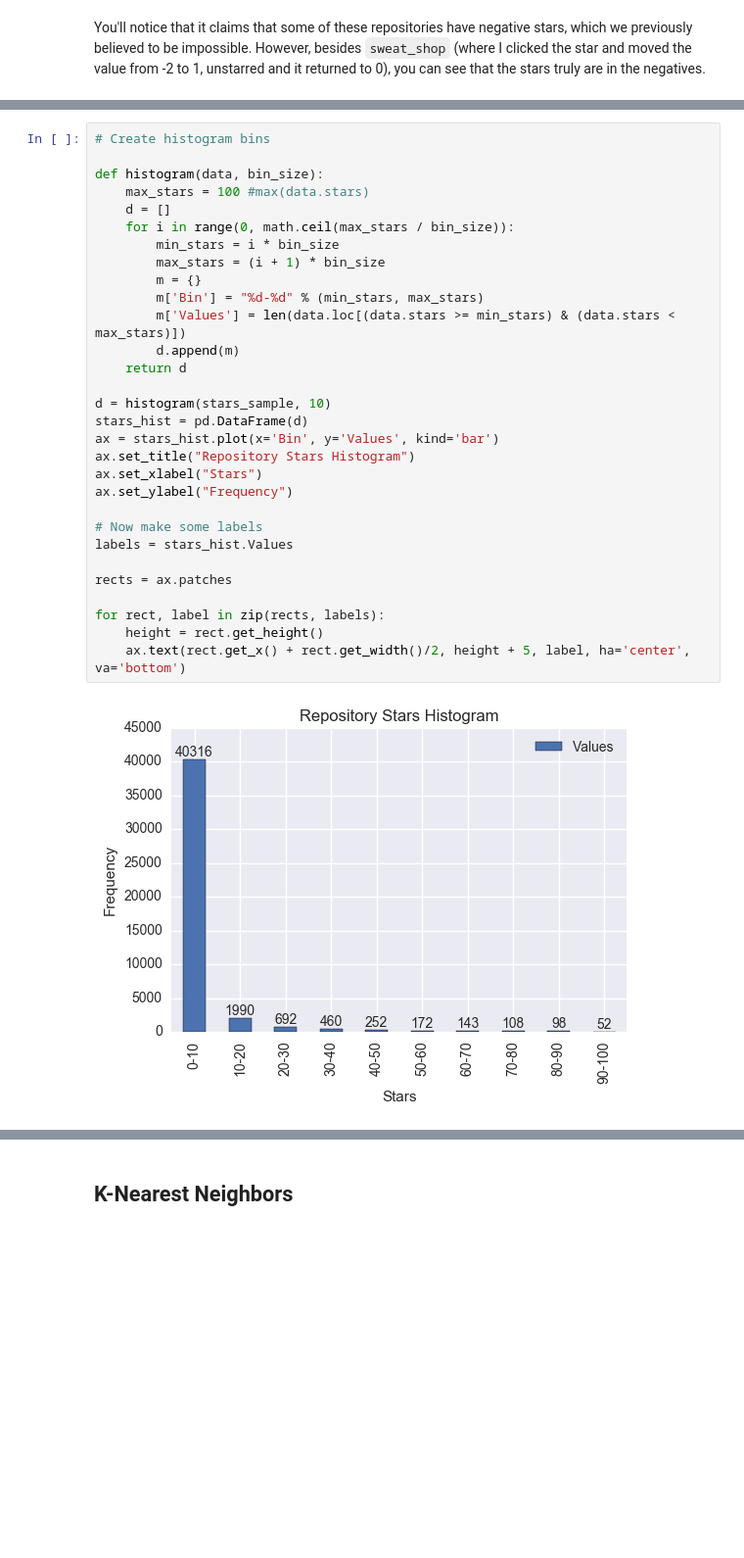
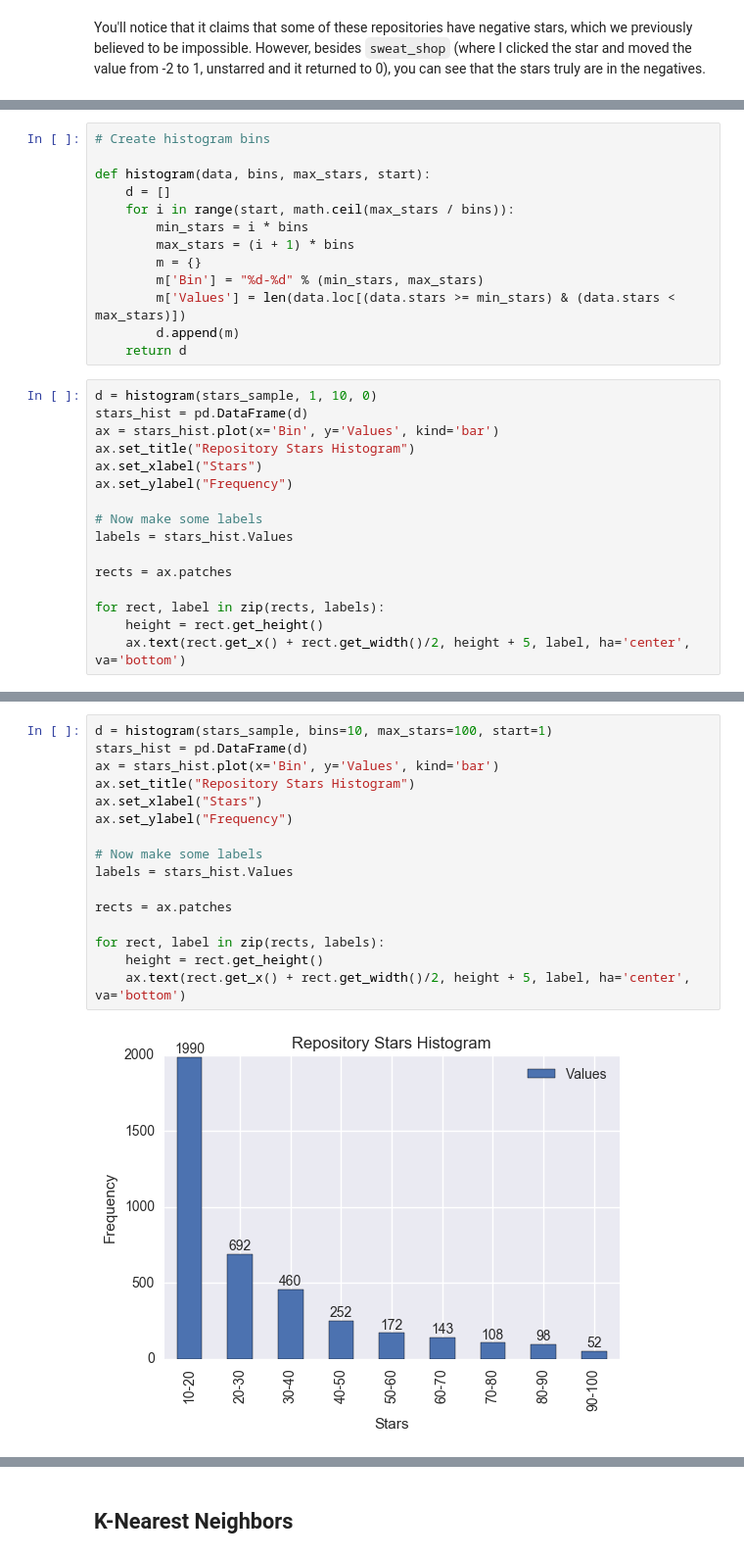
Before and after one commit to sean-smith/peregrine, a Jupyter notebook: GitHub_Analysis.ipynb, the cells around one changed output, grey strips where cells are left out. Shown at 98% size. Cells and saved outputs as stored; diff of their text form; blank space fills up the shorter version.

Commit message:
visuals for stars

```diff
--- a/GitHub_Analysis.ipynb
+++ b/GitHub_Analysis.ipynb
@@ -267,0 +268,29 @@ You'll notice that it claims that some of these repositories have negative stars
+# %%
+# Create histogram bins
+
+def histogram(data, bins, max_stars, start):
+    d = []
+    for i in range(start, math.ceil(max_stars / bins)):
+        min_stars = i * bins
+        max_stars = (i + 1) * bins
+        m = {}
+        m['Bin'] = "%d-%d" % (min_stars, max_stars)
+        m['Values'] = len(data.loc[(data.stars >= min_stars) & (data.stars < max_stars)])
+        d.append(m)
+    return d
+# %%
+d = histogram(stars_sample, 1, 10, 0)
+stars_hist = pd.DataFrame(d)
+ax = stars_hist.plot(x='Bin', y='Values', kind='bar')
+ax.set_title("Repository Stars Histogram")
+ax.set_xlabel("Stars")
+ax.set_ylabel("Frequency")
+
+# Now make some labels
+labels = stars_hist.Values
+
+rects = ax.patches
+
+for rect, label in zip(rects, labels):
+    height = rect.get_height()
+    ax.text(rect.get_x() + rect.get_width()/2, height + 5, label, ha='center', va='bottom')
@@ -268,32 +299,18 @@ You'll notice that it claims that some of these repositories have negative stars
 # %%
-# Create histogram bins
-
-def histogram(data, bin_size):
-    max_stars = 100 #max(data.stars)
-    d = []
-    for i in range(0, math.ceil(max_stars / bin_size)):
-        min_stars = i * bin_size
-        max_stars = (i + 1) * bin_size
-        m = {}
-        m['Bin'] = "%d-%d" % (min_stars, max_stars)
-        m['Values'] = len(data.loc[(data.stars >= min_stars) & (data.stars < max_stars)])
-        d.append(m)
-    return d
-
-d = histogram(stars_sample, 10)
+d = histogram(stars_sample, bins=10, max_stars=100, start=1)
 stars_hist = pd.DataFrame(d)
 ax = stars_hist.plot(x='Bin', y='Values', kind='bar')
 ax.set_title("Repository Stars Histogram")
 ax.set_xlabel("Stars")
 ax.set_ylabel("Frequency")
 
 # Now make some labels
 labels = stars_hist.Values
 
 rects = ax.patches
 
 for rect, label in zip(rects, labels):
     height = rect.get_height()
     ax.text(rect.get_x() + rect.get_width()/2, height + 5, label, ha='center', va='bottom')
 # %% [output]
-[figure, old version]
+[figure, new version]
```
Also changed, not shown: parts of 4 cells of this notebook.
